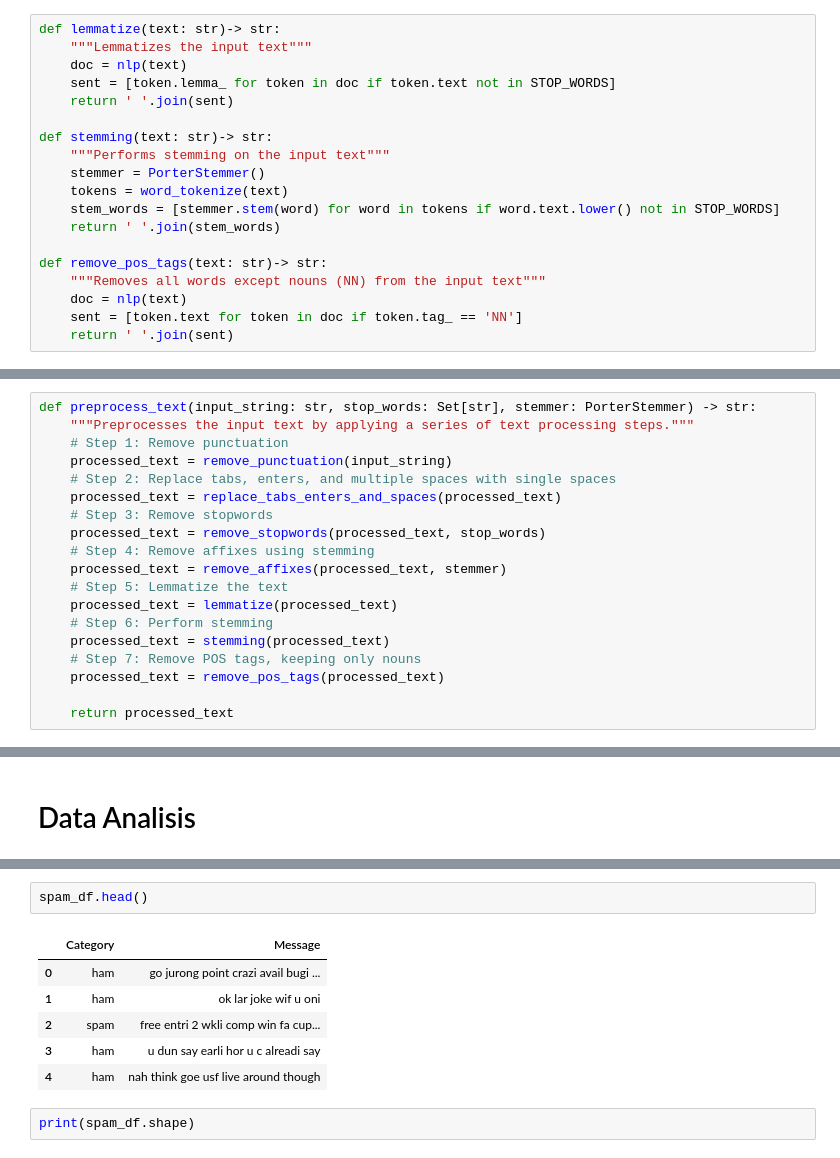
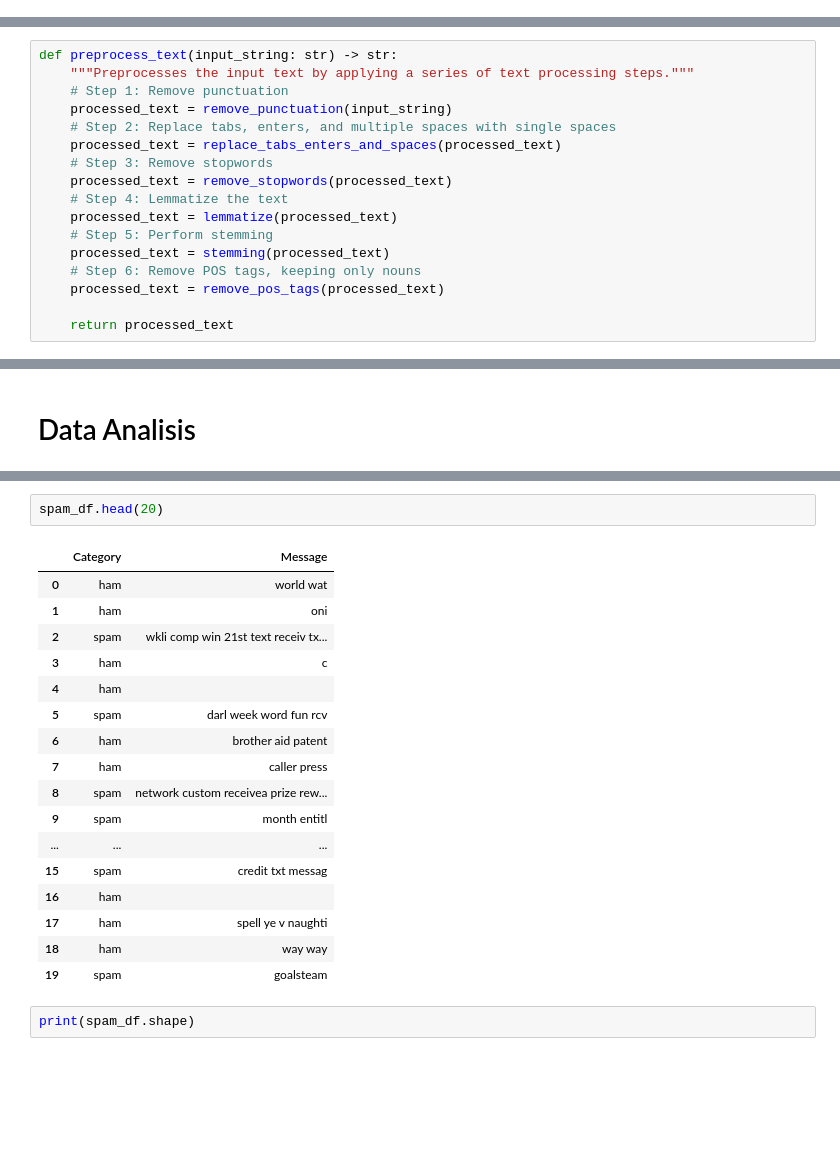
Before and after one commit to PawelJakubczyk/mln_ham_or_spam_classifier, a Jupyter notebook: spam_or_ham.ipynb, the cells around one changed output, grey strips where cells are left out. Cells and saved outputs as stored; diff of their text form; blank space fills up the shorter version.

```diff
--- a/spam_or_ham.ipynb
+++ b/spam_or_ham.ipynb
@@ -220,20 +227 @@ def remove_affixes(input_string: str, stemmer: PorterStemmer) -> str:
-# %%
-def lemmatize(text: str)-> str:
-    """Lemmatizes the input text"""
-    doc = nlp(text)
-    sent = [token.lemma_ for token in doc if token.text not in STOP_WORDS]
-    return ' '.join(sent)
-
-def stemming(text: str)-> str:
-    """Performs stemming on the input text"""
-    stemmer = PorterStemmer()
-    tokens = word_tokenize(text)
-    stem_words = [stemmer.stem(word) for word in tokens if word.text.lower() not in STOP_WORDS]
-    return ' '.join(stem_words)
-
-def remove_pos_tags(text: str)-> str:
-    """Removes all words except nouns (NN) from the input text"""
-    doc = nlp(text)
-    sent = [token.text for token in doc if token.tag_ == 'NN']
-    return ' '.join(sent)
 # %% [markdown]
@@ -241,19 +229,17 @@ def remove_pos_tags(text: str)-> str:
 # %%
-def preprocess_text(input_string: str, stop_words: Set[str], stemmer: PorterStemmer) -> str:
+def preprocess_text(input_string: str) -> str:
     """Preprocesses the input text by applying a series of text processing steps."""
     # Step 1: Remove punctuation
     processed_text = remove_punctuation(input_string)
     # Step 2: Replace tabs, enters, and multiple spaces with single spaces
     processed_text = replace_tabs_enters_and_spaces(processed_text)
     # Step 3: Remove stopwords
-    processed_text = remove_stopwords(processed_text, stop_words)
-    # Step 4: Remove affixes using stemming
-    processed_text = remove_affixes(processed_text, stemmer)
-    # Step 5: Lemmatize the text
+    processed_text = remove_stopwords(processed_text)
+    # Step 4: Lemmatize the text
     processed_text = lemmatize(processed_text)
-    # Step 6: Perform stemming
+    # Step 5: Perform stemming
     processed_text = stemming(processed_text)
-    # Step 7: Remove POS tags, keeping only nouns
+    # Step 6: Remove POS tags, keeping only nouns
     processed_text = remove_pos_tags(processed_text)
 
     return processed_text
@@ -344,12 +328,23 @@ TypeError: preprocess_text() missing 2 required positional arguments: 'stop_word
 # %%
-spam_df.head()
+spam_df.head(20)
 # %% [output]
 |  | Category | Message |
-| 0 | ham | go jurong point crazi avail bugi ... |
-| 1 | ham | ok lar joke wif u oni |
-| 2 | spam | free entri 2 wkli comp win fa cup... |
-| 3 | ham | u dun say earli hor u c alreadi say |
-| 4 | ham | nah think goe usf live around though |
+| 0 | ham | world wat |
+| 1 | ham | oni |
+| 2 | spam | wkli comp win 21st text receiv tx... |
+| 3 | ham | c |
+| 4 | ham |  |
+| 5 | spam | darl week word fun rcv |
+| 6 | ham | brother aid patent |
+| 7 | ham | caller press |
+| 8 | spam | network custom receivea prize rew... |
+| 9 | spam | month entitl |
+| ... | ... | ... |
+| 15 | spam | credit txt messag |
+| 16 | ham |  |
+| 17 | ham | spell ye v naughti |
+| 18 | ham | way way |
+| 19 | spam | goalsteam |
 # %%
 print(spam_df.shape)
 # %% [output]
```
Also changed, not shown: parts of 10 cells of this notebook.
